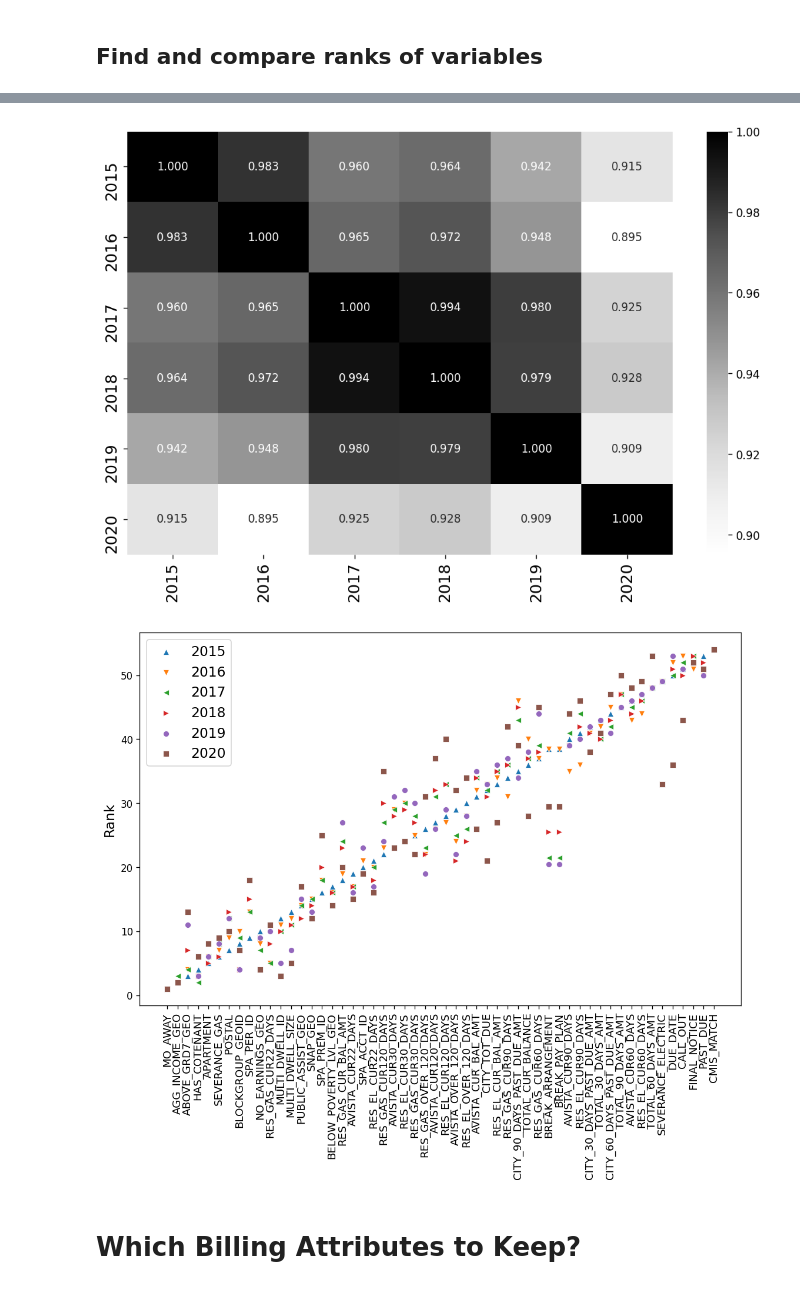
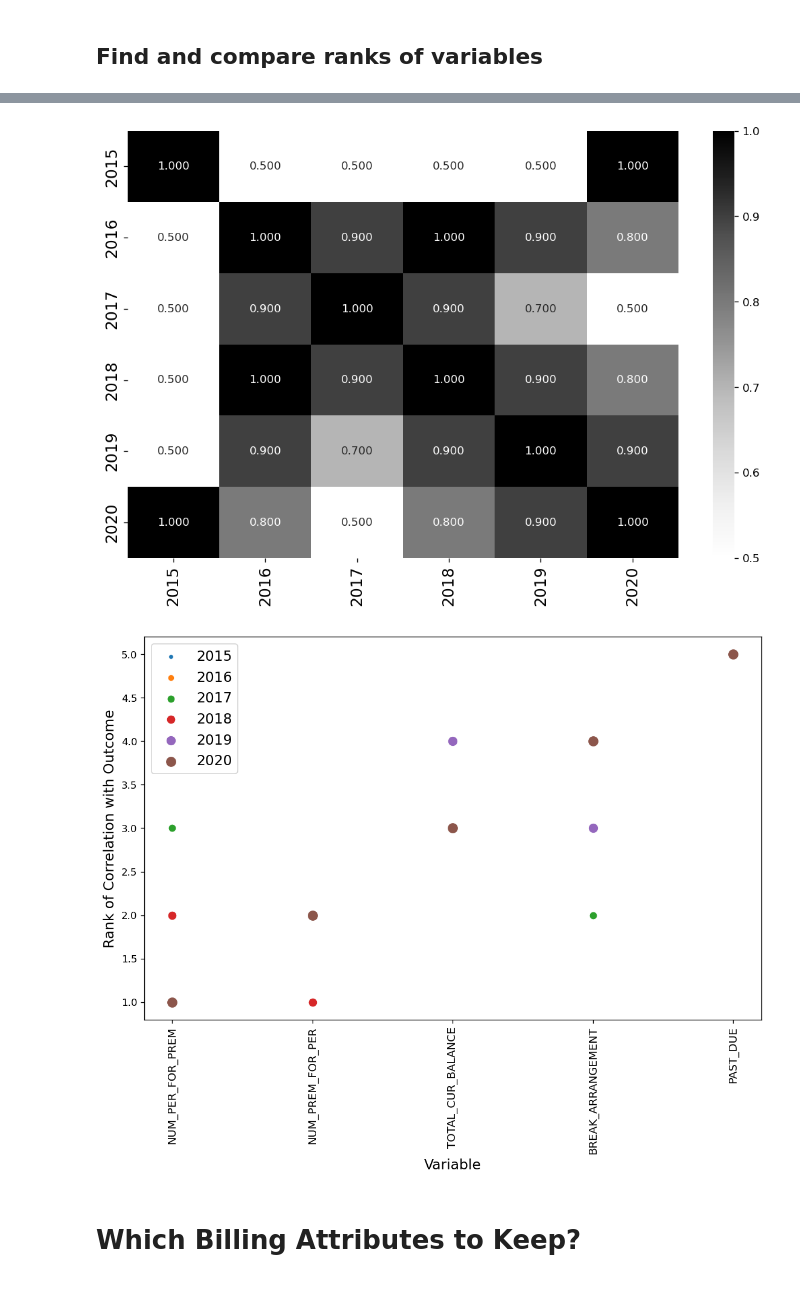
Before and after one commit to middlec000/SPA_predict_homelessness, a Jupyter notebook: Code/00_Data_Exploration.ipynb, the cells around one changed output, grey strips where cells are left out. Drawn from its saved outputs; the diff is of its cells as text; code cells hidden in the pictures.

```diff
--- a/Code/00_Data_Exploration.ipynb
+++ b/Code/00_Data_Exploration.ipynb
@@ -267,7 +289,9 @@ Note: Ranges are inclusive, exlusive, to match Python indexing
 # %%
-corr_15 = df[df['ARREARSMONTH'] == 0].corr(method='spearman')['CMIS_MATCH']
-corr_16 = df[(df['ARREARSMONTH'] >= 1) & (df['ARREARSMONTH'] < 13)].corr(method='spearman')['CMIS_MATCH']
-corr_17 = df[(df['ARREARSMONTH'] >= 13) & (df['ARREARSMONTH'] < 25)].corr(method='spearman')['CMIS_MATCH']
-corr_18 = df[(df['ARREARSMONTH'] >= 25) & (df['ARREARSMONTH'] < 37)].corr(method='spearman')['CMIS_MATCH']
-corr_19 = df[(df['ARREARSMONTH'] >= 37) & (df['ARREARSMONTH'] < 49)].corr(method='spearman')['CMIS_MATCH']
-corr_20 = df[(df['ARREARSMONTH'] >= 49)].corr(method='spearman')['CMIS_MATCH']
+corr_15 = df[df['MONTH'] == 0].corr(method='spearman')['CMIS_MATCH']
+corr_16 = df[(df['MONTH'] >= 1) & (df['MONTH'] < 13)].corr(method='spearman')['CMIS_MATCH']
+corr_17 = df[(df['MONTH'] >= 13) & (df['MONTH'] < 25)].corr(method='spearman')['CMIS_MATCH']
+corr_18 = df[(df['MONTH'] >= 25) & (df['MONTH'] < 37)].corr(method='spearman')['CMIS_MATCH']
+corr_19 = df[(df['MONTH'] >= 37) & (df['MONTH'] < 49)].corr(method='spearman')['CMIS_MATCH']
+corr_20 = df[(df['MONTH'] >= 49)].corr(method='spearman')['CMIS_MATCH']
+
+corr_15
@@ -302,7 +335,13 @@ ranks[2017] = corr_17.rank()
 ranks[2018] = corr_18.rank()
 ranks[2019] = corr_19.rank()
 ranks[2020] = corr_20.rank()
-# Drop nulls then recompute rank so no gaps
-ranks = ranks.dropna().sort_values(by=2015)
-ranks = ranks.rank()
-#ranks.head()
+# Drop "MONTH" and "CMIS_MATCH"
+ranks = ranks.reset_index()
+ranks = ranks[~(ranks['index'] == 'MONTH')]
+ranks = ranks[~(ranks['index'] == 'CMIS_MATCH')]
+ranks = ranks.set_index('index').rank()
+ranks = ranks.reset_index().rename(columns={'index': 'Variable'})
+# Assume NUM_PER_FOR_PREM and NUM_PREM_FOR_PER will take up ranks 1 and 2 in 2015
+ranks[2015] = ranks[2015] + 2
+ranks = ranks.sort_values(by=2020)
+ranks
@@ -310,24 +370,27 @@ ranks = ranks.rank()
 plot_heatmap(
     corr=ranks.corr(method='spearman'),
     visual_specs=visual_specs,
-    fname='corr_years', image_dest=image_dest)
+    fname='corr_years',
+    image_dest=image_dest
+)
 # %% [output]
-[figure, old version]
+[figure, new version]
 # %%
-sns.scatterplot(x=ranks.index, y=ranks[2015], label='2015', marker='^')
-sns.scatterplot(x=ranks.index, y=ranks[2016], label='2016', marker='v')
-sns.scatterplot(x=ranks.index, y=ranks[2017], label='2017', marker='<')
-sns.scatterplot(x=ranks.index, y=ranks[2018], label='2018', marker='>')
-sns.scatterplot(x=ranks.index, y=ranks[2019], label='2019', marker='o')
-sns.scatterplot(x=ranks.index, y=ranks[2020], label='2020', marker='s')
+sns.scatterplot(x=ranks['Variable'], y=ranks[2015], label='2015', palette=visual_specs['palette'], marker='o', s=20)
+sns.scatterplot(x=ranks['Variable'], y=ranks[2016], label='2016', palette=visual_specs['palette'], marker='o', s=40)
+sns.scatterplot(x=ranks['Variable'], y=ranks[2017], label='2017', palette=visual_specs['palette'], marker='o', s=60)
+sns.scatterplot(x=ranks['Variable'], y=ranks[2018], label='2018', palette=visual_specs['palette'], marker='o', s=80)
+sns.scatterplot(x=ranks['Variable'], y=ranks[2019], label='2019', palette=visual_specs['palette'], marker='o', s=100)
+sns.scatterplot(x=ranks['Variable'], y=ranks[2020], label='2020', palette=visual_specs['palette'], marker='o', s=120)
 
 plt.xticks(rotation=90, fontsize=visual_specs['fontsize']-3)
-plt.ylabel("Rank", fontsize=visual_specs['fontsize'])
+plt.ylabel("Rank of Correlation with Outcome", fontsize=visual_specs['fontsize'])
+plt.xlabel("Variable", fontsize=visual_specs['fontsize'])
 plt.legend(fontsize=visual_specs['fontsize'])
 plt.savefig(fname=image_dest+'corrRankByYear'+'.png', bbox_inches='tight')
 plt.show();
 # %% [output]
-[figure, old version]
+[figure, new version]
 # %% [markdown]
 # Which Billing Attributes to Keep?
 # %%
```
Also changed, not shown: parts of 8 cells of this notebook, 18 other files.
